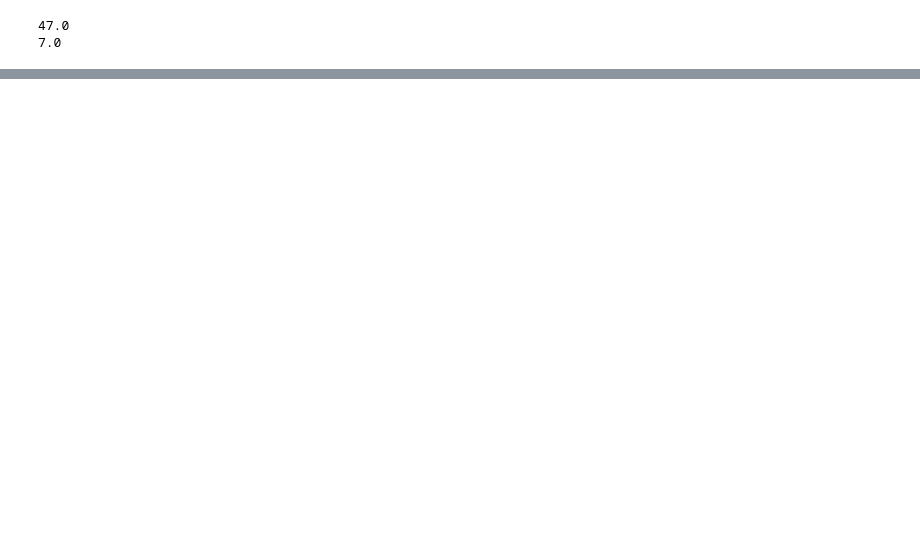
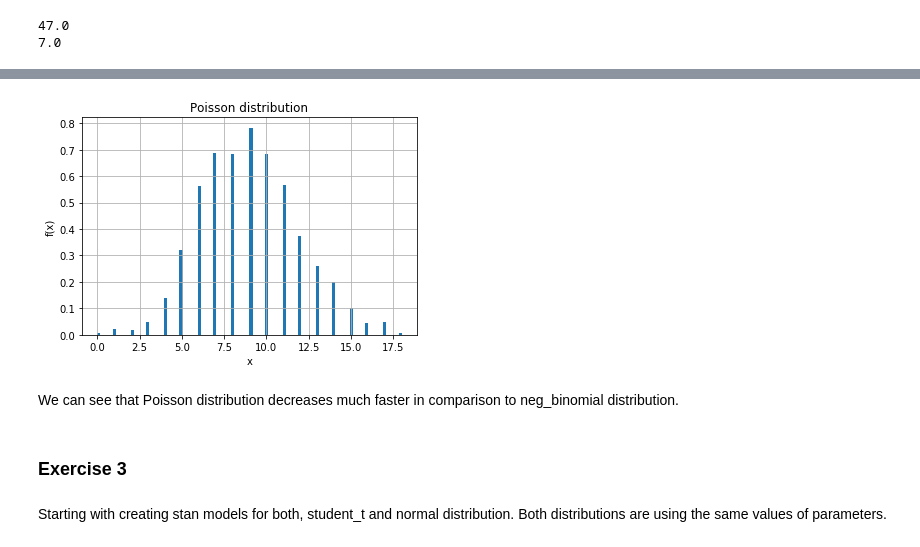
Before and after one commit to karosroczyk/DataAnalitics, a Jupyter notebook: Data Analitics/Lab4final.ipynb, the cells around one changed output, grey strips where cells are left out. Cells and saved outputs as stored; diff of their text form; code cells hidden in the pictures; blank space fills up the shorter version.

```diff
--- a/Data Analitics/Lab4final.ipynb
+++ b/Data Analitics/Lab4final.ipynb
@@ -228,3 +266,18 @@ Zad 3
+# %%
+plt.hist(poisson_values, 100, density=True, cumulative=False)
+plt.title('Poisson distribution')
+plt.grid()
+plt.xlabel('x')
+plt.ylabel('f(x)')
+plt.show()
+# %% [output]
+[figure, added]
+# %% [markdown]
+We can see that Poisson distribution decreases much faster in comparison to neg_binomial distribution.
+# %% [markdown]
+### Exercise 3
+# %% [markdown]
+Starting with creating stan models for both, student_t and normal distribution. Both distributions are using the same values of parameters.
 # %%
 with open('student_t.stan', 'r') as file:
     print(file.read())
```
Also changed, not shown: parts of 50 cells of this notebook.
